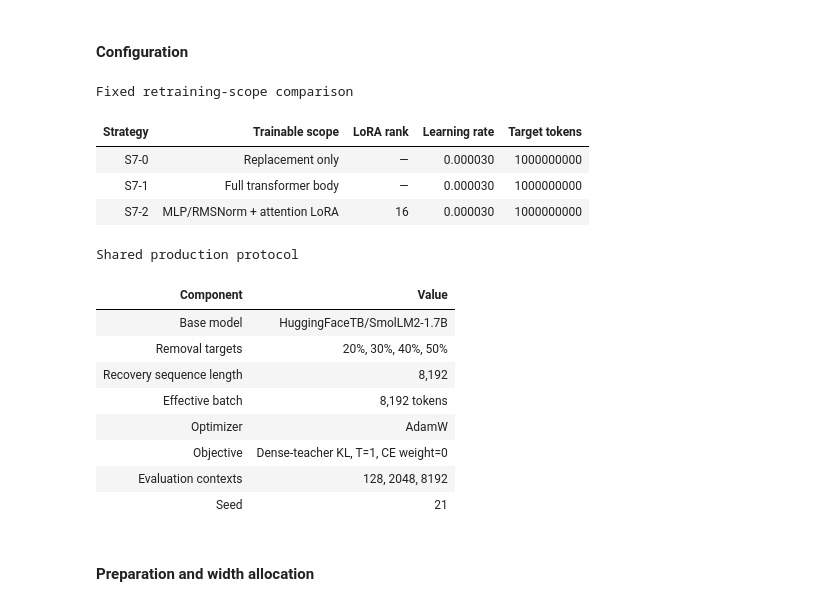
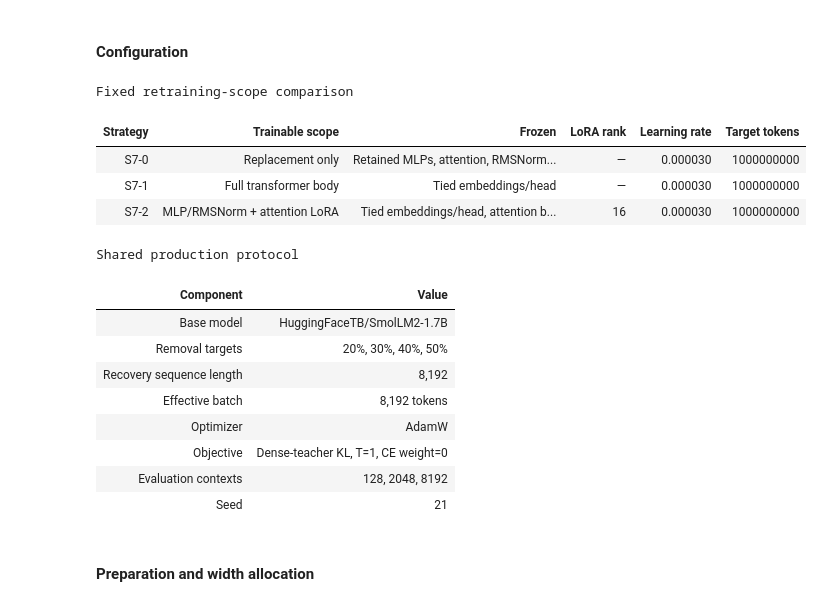
Before and after one commit to Sammuel21/diploma-thesis-block-replacement, a Jupyter notebook: notebooks/model/swiglu/swiglu-7.ipynb, the cells around one changed output. Drawn from its saved outputs; the diff is of its cells as text; code cells hidden in the pictures.

```diff
--- a/notebooks/model/swiglu/swiglu-7.ipynb
+++ b/notebooks/model/swiglu/swiglu-7.ipynb
@@ -112,34 +112,40 @@ Loaded SwiGLU-5 confirmation and SwiGLU-6 recovery/evaluation artifacts for seco
 #### Configuration
 # %%
 configuration = prepared['configuration']
+frozen_parameters = {
+    'S7-0': 'Retained MLPs, attention, RMSNorms, tied embeddings/head',
+    'S7-1': 'Tied embeddings/head',
+    'S7-2': 'Tied embeddings/head, attention base weights',
+}
 design_df = pd.DataFrame([
     {
         'Strategy': strategy,
         'Trainable scope': STRATEGY_LABELS[strategy],
+        'Frozen': frozen_parameters[strategy],
         'LoRA rank': values.get('lora', {}).get('rank', '—'),
         'Learning rate': configuration['recovery']['learning_rate'],
         'Target tokens': configuration['recovery']['target_tokens'],
     }
     for strategy, values in configuration['strategies'].items()
 ])
 protocol_df = pd.DataFrame([
     {'Component': 'Base model', 'Value': configuration['model']['model_id']},
     {'Component': 'Removal targets', 'Value': ', '.join(f'{target:.0%}' for target in TARGETS)},
     {'Component': 'Recovery sequence length', 'Value': f"{configuration['recovery']['sequence_length']:,}"},
     {'Component': 'Effective batch', 'Value': f"{configuration['recovery']['effective_batch_tokens']:,} tokens"},
     {'Component': 'Optimizer', 'Value': configuration['recovery']['optimizer']},
     {'Component': 'Objective', 'Value': 'Dense-teacher KL, T=1, CE weight=0'},
     {'Component': 'Evaluation contexts', 'Value': ', '.join(map(str, configuration['evaluation']['contexts']))},
     {'Component': 'Seed', 'Value': configuration['seed']},
 ])
 display(design_df.style.hide(axis='index').set_caption('Fixed retraining-scope comparison'))
 display(protocol_df.style.hide(axis='index').set_caption('Shared production protocol'))
 # %% [output]
 Fixed retraining-scope comparison
-| Strategy | Trainable scope | LoRA rank | Learning rate | Target tokens |
-| S7-0 | Replacement only | — | 0.000030 | 1000000000 |
-| S7-1 | Full transformer body | — | 0.000030 | 1000000000 |
-| S7-2 | MLP/RMSNorm + attention LoRA | 16 | 0.000030 | 1000000000 |
+| Strategy | Trainable scope | Frozen | LoRA rank | Learning rate | Target tokens |
+| S7-0 | Replacement only | Retained MLPs, attention, RMSNorm... | — | 0.000030 | 1000000000 |
+| S7-1 | Full transformer body | Tied embeddings/head | — | 0.000030 | 1000000000 |
+| S7-2 | MLP/RMSNorm + attention LoRA | Tied embeddings/head, attention b... | 16 | 0.000030 | 1000000000 |
 Shared production protocol
 | Component | Value |
 | Base model | HuggingFaceTB/SmolLM2-1.7B |
```
Also changed, not shown: parts of 2 cells of this notebook.
